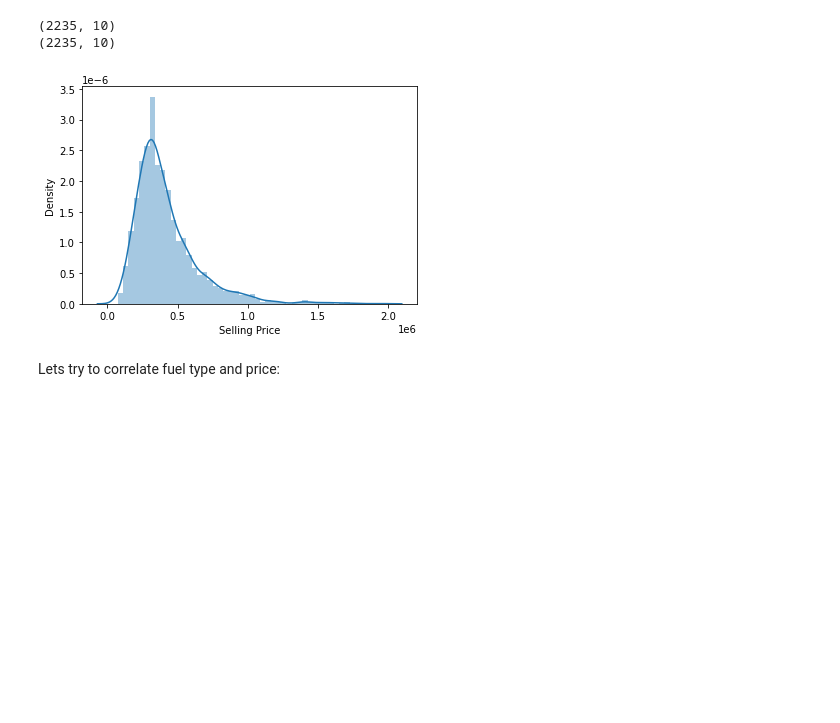
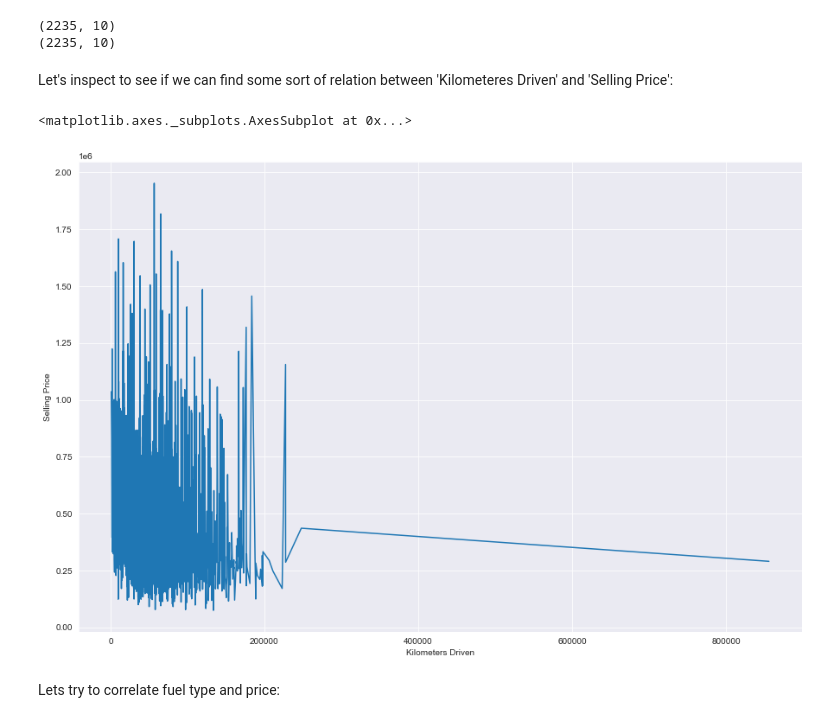
Before and after one commit to Obsessi0n/TrafficPrediction, a Jupyter notebook: Car_Price_Dataset_Notebook/car_prices_dataset.ipynb, the cells around one changed output. Drawn from its saved outputs; the diff is of its cells as text; code cells hidden in the pictures; blank space fills up the shorter version.

```diff
--- a/Car_Price_Dataset_Notebook/car_prices_dataset.ipynb
+++ b/Car_Price_Dataset_Notebook/car_prices_dataset.ipynb
@@ -218,11 +216,16 @@ print(car_data.shape)
 # %% [output]
 (2235, 10)
 (2235, 10)
-# %%
-sns.distplot(car_data['Selling Price'])
-plt.show()
-# %% [output]
-[figure, removed]
+# %% [markdown]
+Let's inspect to see if we can find some sort of relation between 'Kilometeres Driven' and 'Selling Price':
+# %%
+palette_lp = sns.color_palette("mako_r", 6)
+sns.set_style("darkgrid")
+plt.figure(figsize=(15,10))
+sns.lineplot(data = car_data, x = "Kilometers Driven", y = "Selling Price")
+# %% [output]
+<matplotlib.axes._subplots.AxesSubplot at 0x...>
+[figure, added]
 # %% [markdown]
 Lets try to correlate fuel type and price:
 # %%
```
Also changed, not shown: parts of 28 cells of this notebook.
